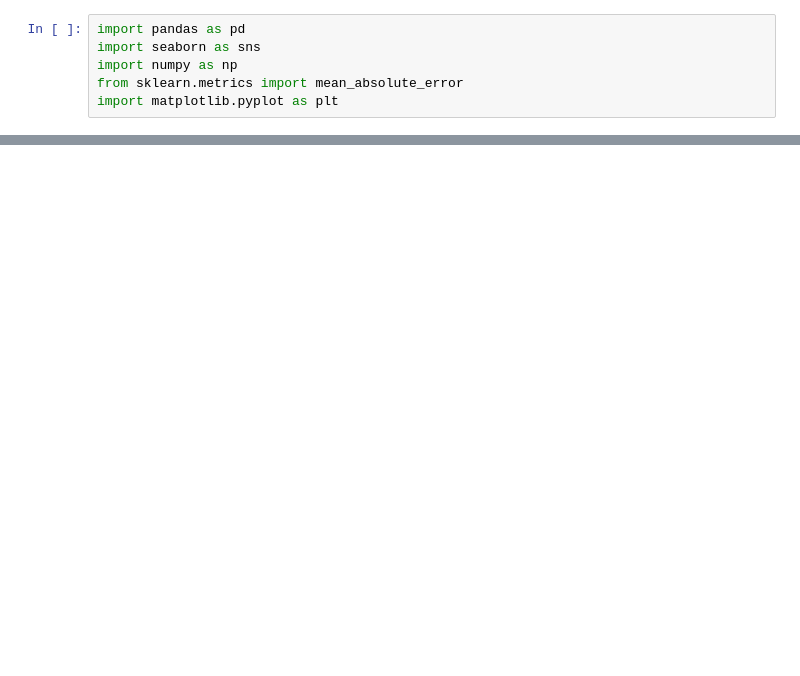
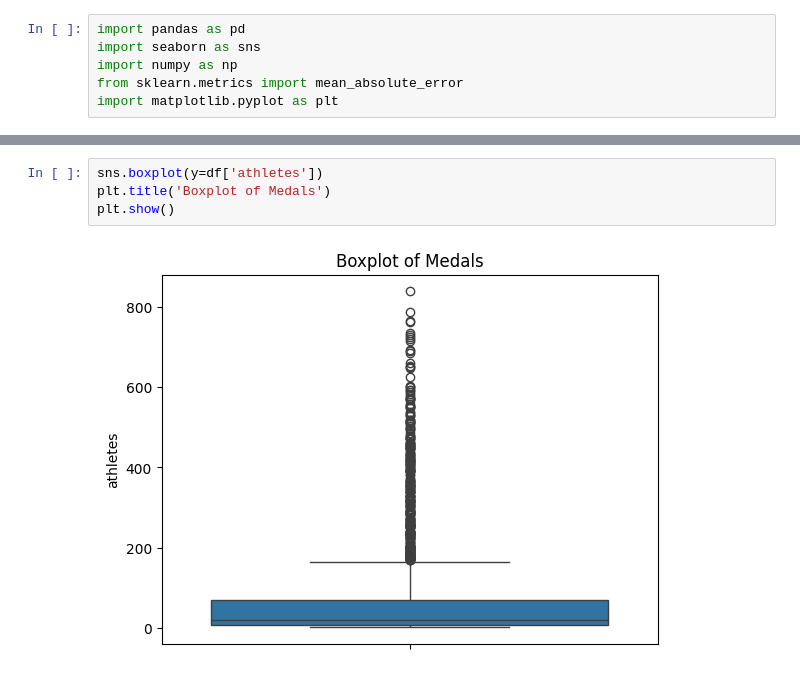
Before and after one commit to salhi-mohamed/Machine-Learning-project, a Jupyter notebook: datavis.ipynb, the cells around one changed output, grey strips where cells are left out. Cells and saved outputs as stored; diff of their text form; blank space fills up the shorter version.

```diff
--- a/datavis.ipynb
+++ b/datavis.ipynb
@@ -10,0 +44,6 @@ FileNotFoundError: [Errno 2] No such file or directory: 'teams.csv'
+# %%
+sns.boxplot(y=df['athletes'])
+plt.title('Boxplot of Medals')
+plt.show()
+# %% [output]
+[figure, added]
```
Also changed, not shown: parts of 38 cells of this notebook.
